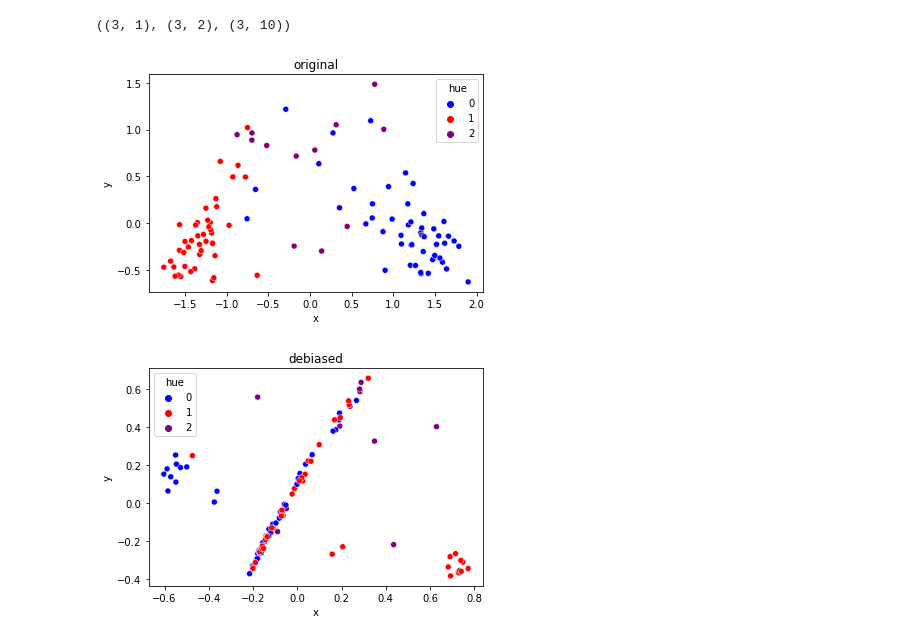
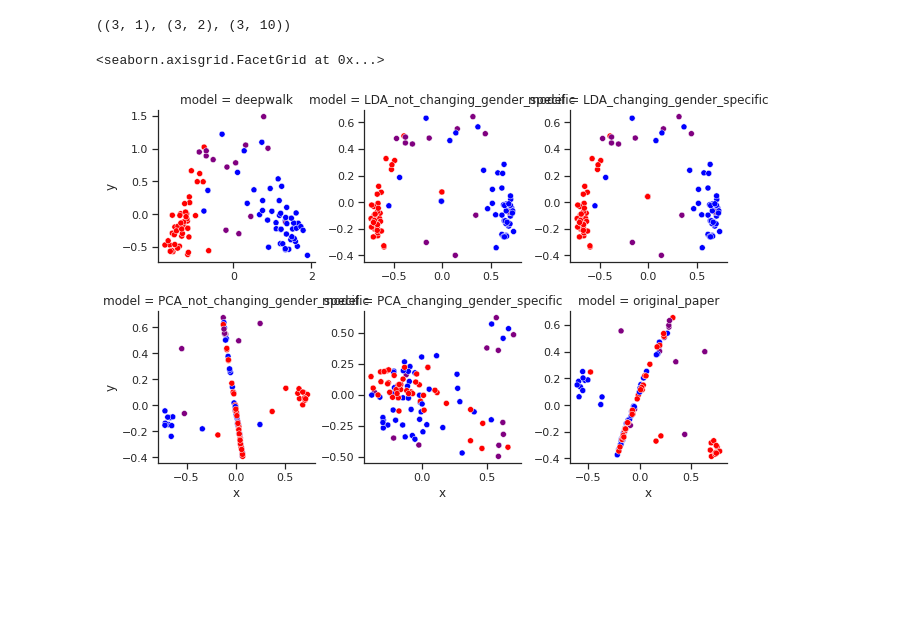
Before and after one commit to thunderock/debiaswe, a Jupyter notebook: graph_debiaswe/experiment.ipynb, the cells around one changed output. Saved outputs shown, nothing was run; the diff lists cells and outputs as text; code cells hidden in the pictures; blank space fills up the shorter version.

Commit message:
added support for custom direction

```diff
--- a/graph_debiaswe/experiment.ipynb
+++ b/graph_debiaswe/experiment.ipynb
@@ -78,14 +80,14 @@ defn[2, 1] = definitional[1]
 
 gender_specific_nodes = graph_utils.get_n_nearest_neighbors_for_nodes(
     nodes=centroids,
-    embs=embs,
+    embs=embs['deepwalk'],
     k=10,
     metric='cosine'
 )
 # %%
 # equalize words, these words should be equidistant from gender plane, in our case
 # these are most distant pairs of different classes
-equalize = graph_utils.get_farthest_pairs(embs, y, same_class=False, per_class_count=1)
+equalize = graph_utils.get_farthest_pairs(embs['deepwalk'], y, same_class=False, per_class_count=1)
 # %%
 definitional.shape, equalize.shape, gender_specific_nodes.shape
 # %% [output]
@@ -96,8 +103,0 @@ emb = debias_wrapper(emb=embs, gender_specific_words=gender_specific_nodes,
-# %%
-plot_embs(embs, y, title="original")
-# %% [output]
-[figure, removed]
-# %%
-plot_embs(emb, y, title="debiased")
-# %% [output]
-[figure, removed]
@@ -103,0 +114,41 @@ plot_embs(emb, y, title="debiased")
+# %%
+# taking direction from definitional and embedding, not changing gender specific words
+# as in paper
+direction = doPCA(defn, embs['deepwalk'], num_components=1).components_[0]
+embs['original_paper'] = debias_wrapper(emb=embs['deepwalk'], gender_specific_words=gender_specific_nodes,
+               definitional=defn, equalize=equalize, y=y, direction=direction,
+                          drop_gender_specific_words=False)
+# %%
+data = []
+
+for idx, (k, emb) in enumerate(embs.items()):
+    xy = PCA(n_components=2).fit_transform(emb)
+    data.append(
+        pd.DataFrame({
+            "x": xy[:, 0],
+            "y": xy[:,1],
+            "hue": y,
+            "model": k
+        })
+               )
+df = pd.concat(data)
+# %%
+sns.set_style("white")
+sns.set(font_scale=1)
+sns.set_style("ticks")
+# fig, ax = plt.subplots(figsize=(7,5))
+
+g = sns.FacetGrid(
+    data=df,
+#     row="row",
+    col='model',
+    sharex=False,
+    sharey=False,
+    col_wrap=3
+
+)
+
+g.map(sns.scatterplot, "x", "y", "hue", sizes=(10, 200), palette ={0: "blue", 1: "red", 2: "purple"}, )
+# %% [output]
+<seaborn.axisgrid.FacetGrid at 0x...>
+[figure, added]
```
Also changed, not shown: parts of 5 cells of this notebook, 1 other file.
